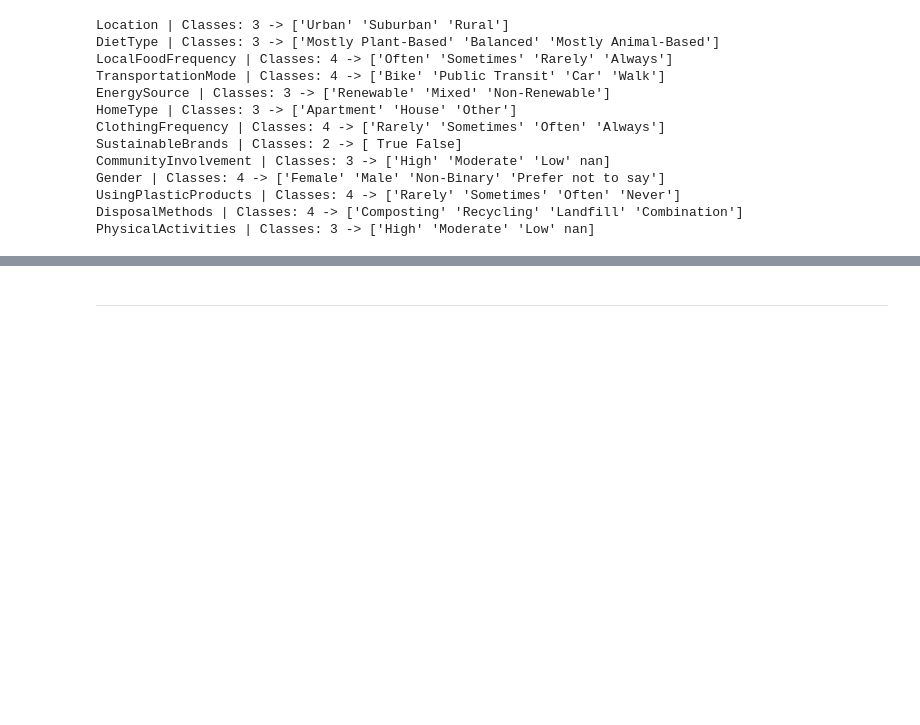
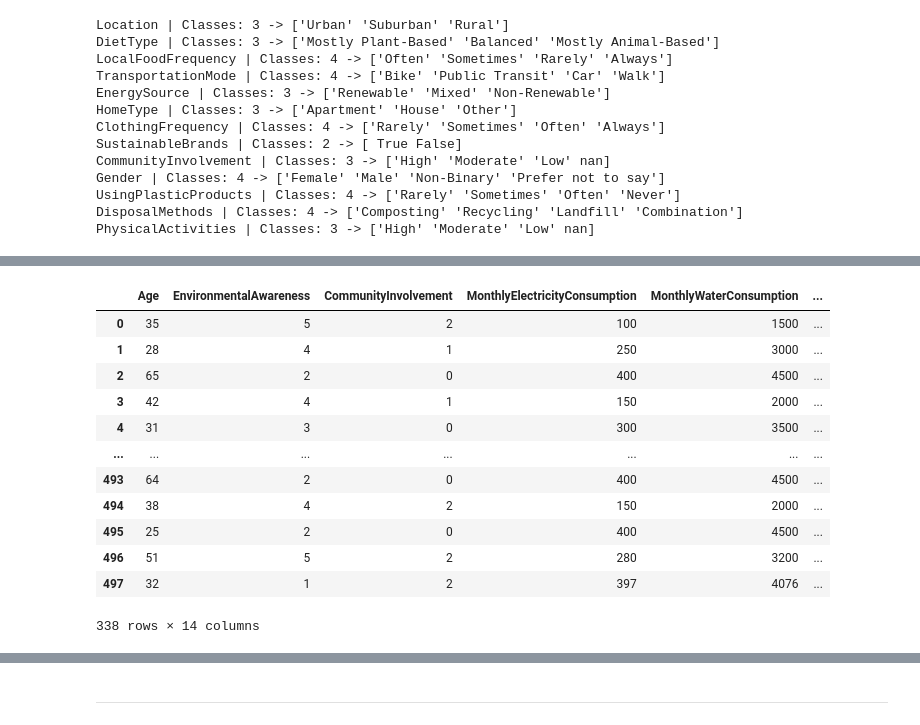
Before and after one commit to kevinmaiden7/ML_Health_Lifestyle, a Jupyter notebook: datasets_eda.ipynb, the cells around one changed output, grey strips where cells are left out. Cells and saved outputs as stored; diff of their text form; code cells hidden in the pictures; blank space fills up the shorter version.

```diff
--- a/datasets_eda.ipynb
+++ b/datasets_eda.ipynb
@@ -98,0 +203,19 @@ PhysicalActivities | Classes: 3 -> ['High' 'Moderate' 'Low' nan]
+# %%
+df_sust_lifestyle_corr = pd.get_dummies(df_sust_lifestyle_corr, prefix=nominal_variables, columns=nominal_variables)
+rating_column = df_sust_lifestyle_corr.pop("Rating")
+df_sust_lifestyle_corr.insert(df_sust_lifestyle_corr.shape[1], "Rating", rating_column)
+df_sust_lifestyle_corr
+# %% [output]
+|  | Age | EnvironmentalAwareness | CommunityInvolvement | MonthlyElectricityConsumption | MonthlyWaterConsumption | ... |
+| 0 | 35 | 5 | 2 | 100 | 1500 | ... |
+| 1 | 28 | 4 | 1 | 250 | 3000 | ... |
+| 2 | 65 | 2 | 0 | 400 | 4500 | ... |
+| 3 | 42 | 4 | 1 | 150 | 2000 | ... |
+| 4 | 31 | 3 | 0 | 300 | 3500 | ... |
+| ... | ... | ... | ... | ... | ... | ... |
+| 493 | 64 | 2 | 0 | 400 | 4500 | ... |
+| 494 | 38 | 4 | 2 | 150 | 2000 | ... |
+| 495 | 25 | 2 | 0 | 400 | 4500 | ... |
+| 496 | 51 | 5 | 2 | 280 | 3200 | ... |
+| 497 | 32 | 1 | 2 | 397 | 4076 | ... |
+338 rows × 14 columns
```
Also changed, not shown: parts of 18 cells of this notebook, 1 other file.
